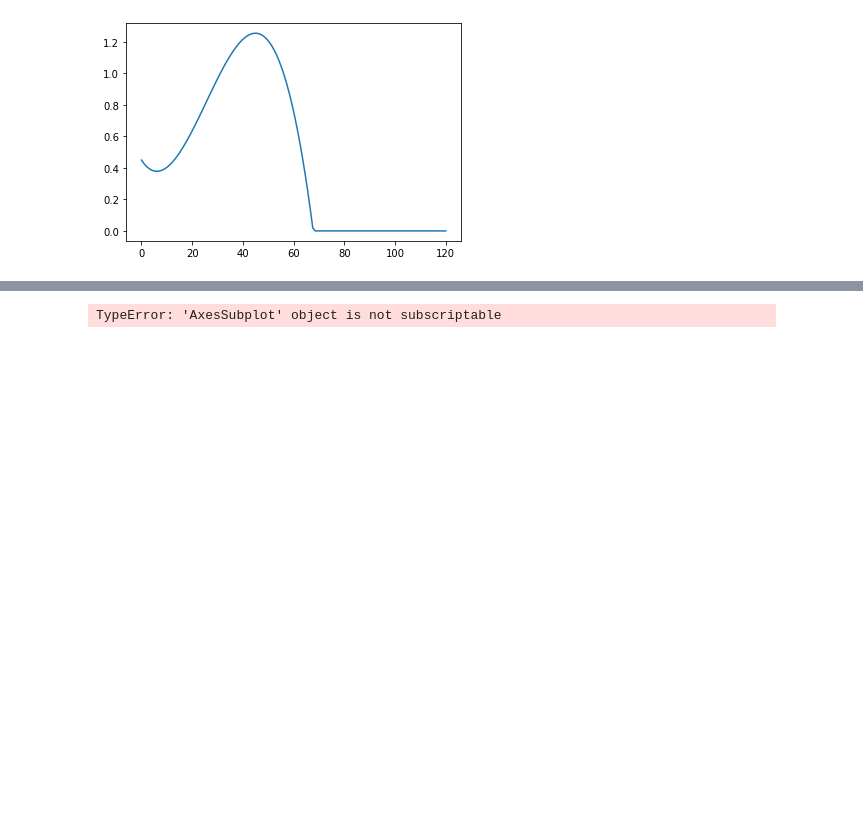
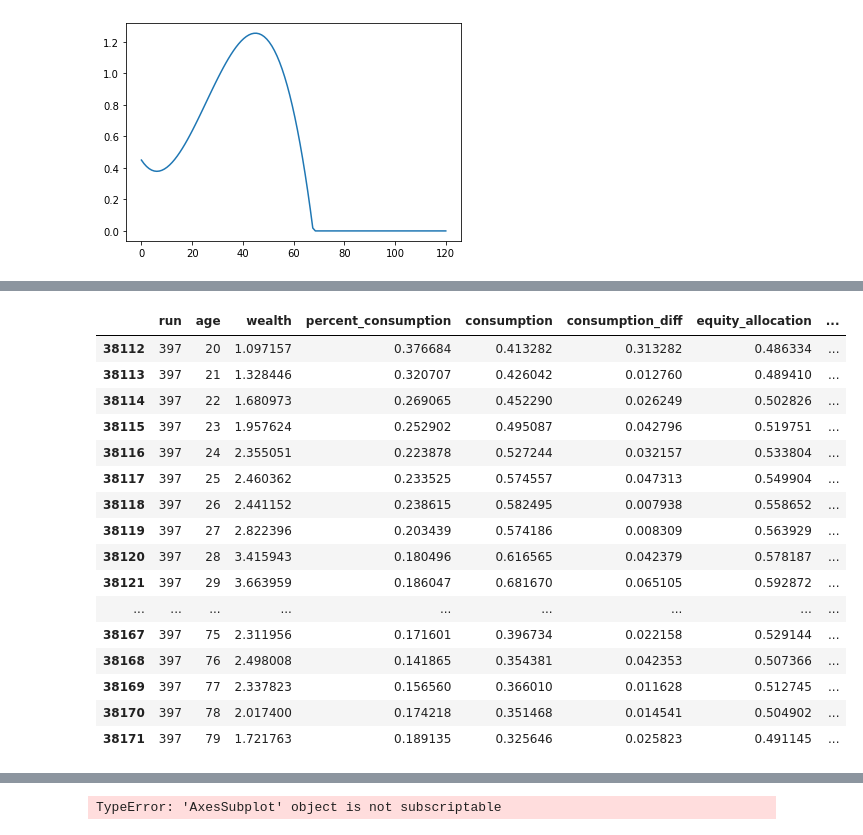
Before and after one commit to larloch10938/ucl_final_project, a Jupyter notebook: reinforcement/ppo_stable.ipynb, the cells around one changed output, grey strips where cells are left out. Cells and saved outputs as stored; diff of their text form; code cells hidden in the pictures; blank space fills up the shorter version.

```diff
--- a/reinforcement/ppo_stable.ipynb
+++ b/reinforcement/ppo_stable.ipynb
@@ -215,3 +228,23 @@ dtype: float64
+# %%
+info_df[info_df.run == 397].head(60)
+# %% [output]
+|  | run | age | wealth | percent_consumption | consumption | consumption_diff | equity_allocation | ... |
+| 38112 | 397 | 20 | 1.097157 | 0.376684 | 0.413282 | 0.313282 | 0.486334 | ... |
+| 38113 | 397 | 21 | 1.328446 | 0.320707 | 0.426042 | 0.012760 | 0.489410 | ... |
+| 38114 | 397 | 22 | 1.680973 | 0.269065 | 0.452290 | 0.026249 | 0.502826 | ... |
+| 38115 | 397 | 23 | 1.957624 | 0.252902 | 0.495087 | 0.042796 | 0.519751 | ... |
+| 38116 | 397 | 24 | 2.355051 | 0.223878 | 0.527244 | 0.032157 | 0.533804 | ... |
+| 38117 | 397 | 25 | 2.460362 | 0.233525 | 0.574557 | 0.047313 | 0.549904 | ... |
+| 38118 | 397 | 26 | 2.441152 | 0.238615 | 0.582495 | 0.007938 | 0.558652 | ... |
+| 38119 | 397 | 27 | 2.822396 | 0.203439 | 0.574186 | 0.008309 | 0.563929 | ... |
+| 38120 | 397 | 28 | 3.415943 | 0.180496 | 0.616565 | 0.042379 | 0.578187 | ... |
+| 38121 | 397 | 29 | 3.663959 | 0.186047 | 0.681670 | 0.065105 | 0.592872 | ... |
+| ... | ... | ... | ... | ... | ... | ... | ... | ... |
+| 38167 | 397 | 75 | 2.311956 | 0.171601 | 0.396734 | 0.022158 | 0.529144 | ... |
+| 38168 | 397 | 76 | 2.498008 | 0.141865 | 0.354381 | 0.042353 | 0.507366 | ... |
+| 38169 | 397 | 77 | 2.337823 | 0.156560 | 0.366010 | 0.011628 | 0.512745 | ... |
+| 38170 | 397 | 78 | 2.017400 | 0.174218 | 0.351468 | 0.014541 | 0.504902 | ... |
+| 38171 | 397 | 79 | 1.721763 | 0.189135 | 0.325646 | 0.025823 | 0.491145 | ... |
 # %%
 info_df[info_df.age == 115].hist(column='wealth')
 # %% [output]
```
Also changed, not shown: parts of 9 cells of this notebook, 1 other file.
